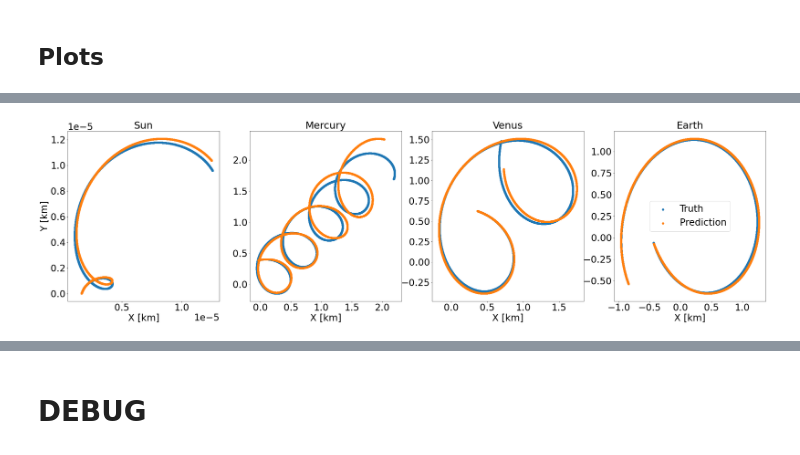
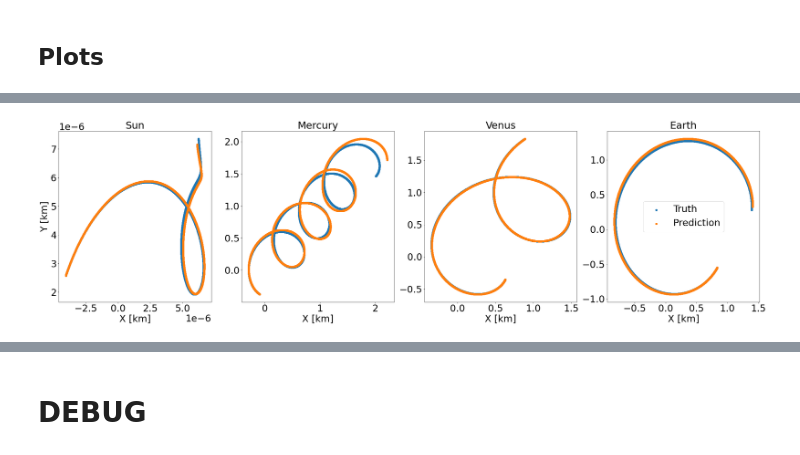
Before and after one commit to Pablo-Lemos/orbits, a Jupyter notebook: planets_graphnets.ipynb, the cells around one changed output, grey strips where cells are left out. Drawn from its saved outputs; the diff is of its cells as text; code cells hidden in the pictures.

```diff
--- a/planets_graphnets.ipynb
+++ b/planets_graphnets.ipynb
@@ -566,13 +568,13 @@ def create_loss_ops(target_op, output_ops):
 # %%
 t = tf.random_uniform([], minval=0, maxval=num_time_steps_tr - 1, dtype=tf.int32)
 input_dict_tr = []
-for i in range(batch_size):
+for i in range(batch_size_tr):
     input_dict_tr.append(get_input_graph(planets, x_traj_tr[i], t, noise_level = noise_level))
 
 input_graph_tr = utils_tf.data_dicts_to_graphs_tuple(input_dict_tr)
 output_model = model(input_graph_tr, num_processing_steps_tr)
 output_ops_tr = get_momentum_update(output_model)
-target_nodes_tr = tf.reshape(dp_traj_tr[:,t], shape=[batch_size*nplanets, 2])
+target_nodes_tr = tf.reshape(dp_traj_tr[:,t], shape=[batch_size_tr*nplanets, 2])
 # %% [output]
 WARNING:tensorflow:From /Users/Pablo/Projets/orbits/conda-env/lib/python3.7/site-packages/sonnet/python/modules/basic.py:127: calling TruncatedNormal.__init__ (from tensorflow.python.ops.init_ops) wit ...
 Instructions for updating:
@@ -758,7 +757,7 @@ Training 1-step loss =  0.003816488
 # %% [markdown]
 ## Plots
 # %%
-fig, axs = plt.subplots(ncols = 3, nrows = 1, figsize = (18, 6))
+fig, axs = plt.subplots(ncols = 2, nrows = 1, figsize = (12, 6))
 
 ax = axs[0]
 ax.plot(iterations,losses_tr)
@@ -776,10 +775,10 @@ ax.set_xscale('log')
 ax.set_xlabel('iteration')
 ax.set_ylabel('Test loss')
 
-ax = axs[2]
-ax.set_title('Table loss')
-ax.plot(iterations,losses_table)
-ax.set_yscale('log')
-ax.set_xscale('log')
-ax.set_xlabel('iteration')
+#ax = axs[2]
+#ax.set_title('Table loss')
+#ax.plot(iterations,losses_table)
+#ax.set_yscale('log')
+#ax.set_xscale('log')
+#ax.set_xlabel('iteration')
 # %% [output]
@@ -788,5 +787,27 @@ Text(0.5, 0, 'iteration')
 # %%
 # Get prediction as numpy array
 x_pred = test_orbit["x_pred"]
-#p_pred = test_orbit["p_pred"]
+dp_pred = test_orbit["dp_pred"]
 f_pred = test_orbit["f_pred"]
+# %%
+nsteps_plot = num_time_steps_test-1
+plt.rcParams.update({'font.size': 30})
+fig, axs =plt.subplots(nrows = 1, ncols = len(planets), figsize = (10*len(planets), 10))
+
+periods = np.array([225, 88, 225, 1000, 1500])
+factor = 10*periods
+
+axs[0].set_ylabel('P_y')
+for i in range(len(planets)):
+    ax = axs[i]
+
+    shift = dp_traj_np[:,i,0].max()/factor[i]*np.arange(nsteps_plot)
+
+    ax.set_title(planets[i].name, fontsize = 32)
+    ax.scatter(dp_traj_np[:nsteps_plot,i,0]/p_norm+shift, dp_traj_np[:nsteps_plot,i,1]/p_norm+shift, label='Truth')
+    ax.scatter(dp_pred[:nsteps_plot,i,0]+shift, dp_pred[:nsteps_plot,i,1]+shift, label='Prediction')
+    ax.set_xlabel('P_x')
+
+plt.legend();
+
+#plt.savefig('/Users/Pablo/Desktop/orbits')
@@ -793,27 +816,27 @@ f_pred = test_orbit["f_pred"]
 # %%
-nsteps_plot = 365*12
+nsteps_plot = num_time_steps_test
 plt.rcParams.update({'font.size': 30})
 fig, axs =plt.subplots(nrows = 1, ncols = len(planets), figsize = (10*len(planets), 10))
 
 periods = np.array([225, 88, 225, 1000, 1500])
 factor = 10*periods
 
 axs[0].set_ylabel('Y [km]')
 for i in range(len(planets)):
     ax = axs[i]
 
     shift = x_traj_np[:,i,0].max()/factor[i]*np.arange(nsteps_plot)
 
     ax.set_title(planets[i].name, fontsize = 32)
     ax.scatter(x_traj_np[:nsteps_plot,i,0]+shift, x_traj_np[:nsteps_plot,i,1]+shift, label='Truth')
     ax.scatter(x_pred[:nsteps_plot,i,0]+shift, x_pred[:nsteps_plot,i,1]+shift, label='Prediction')
     ax.set_xlabel('X [km]')
 
 plt.legend();
 
 #plt.savefig('/Users/Pablo/Desktop/orbits')
 # %% [output]
-[figure, old version]
+[figure, new version]
 # %%
 plt.scatter(x_traj_np[:nsteps_plot,0,0], x_traj_np[:nsteps_plot,0,1])
 # %% [output]
```
Also changed, not shown: parts of 20 cells of this notebook.
